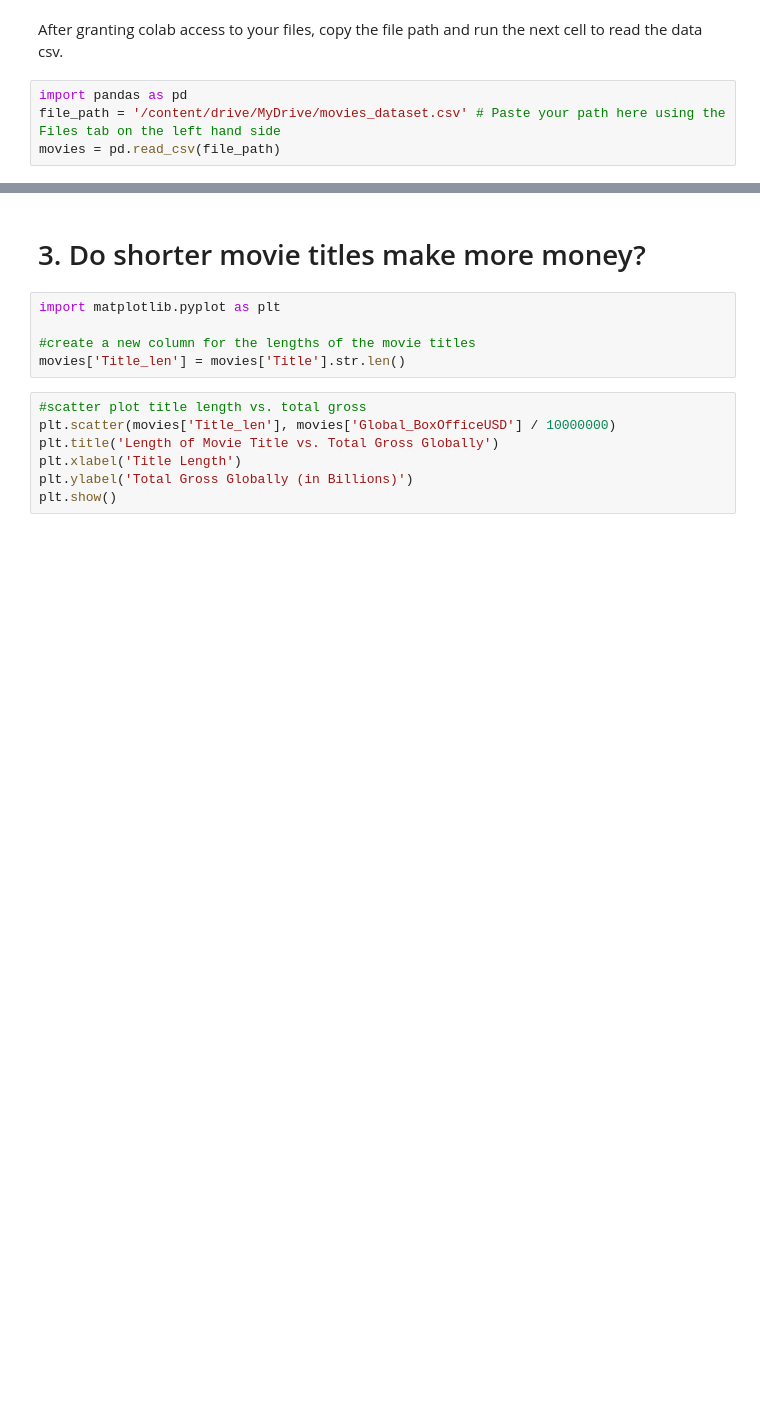
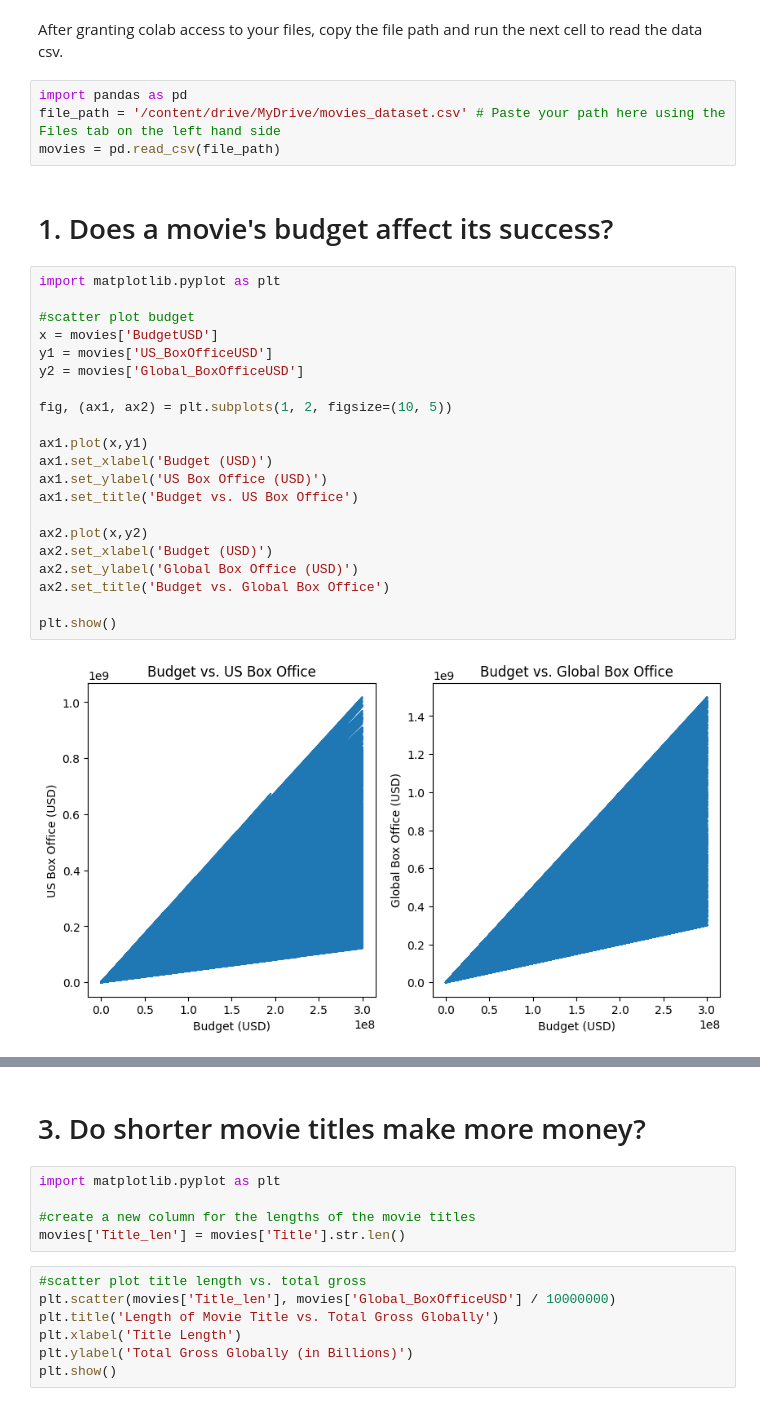
Before and after one commit to hasana1atwit/Movie-Analysis, a Jupyter notebook: Movie_Analysis.ipynb, the cells around one changed output, grey strips where cells are left out. Saved outputs shown, nothing was run; the diff lists cells and outputs as text; blank space fills up the shorter version.

```diff
--- a/Movie_Analysis.ipynb
+++ b/Movie_Analysis.ipynb
@@ -14,3 +14,28 @@ After granting colab access to your files, copy the file path and run the next c
 import pandas as pd
 file_path = '/content/drive/MyDrive/movies_dataset.csv' # Paste your path here using the Files tab on the left hand side
 movies = pd.read_csv(file_path)
+# %% [markdown]
+# 1. Does a movie's budget affect its success?
+# %%
+import matplotlib.pyplot as plt
+
+#scatter plot budget
+x = movies['BudgetUSD']
+y1 = movies['US_BoxOfficeUSD']
+y2 = movies['Global_BoxOfficeUSD']
+
+fig, (ax1, ax2) = plt.subplots(1, 2, figsize=(10, 5))
+
+ax1.plot(x,y1)
+ax1.set_xlabel('Budget (USD)')
+ax1.set_ylabel('US Box Office (USD)')
+ax1.set_title('Budget vs. US Box Office')
+
+ax2.plot(x,y2)
+ax2.set_xlabel('Budget (USD)')
+ax2.set_ylabel('Global Box Office (USD)')
+ax2.set_title('Budget vs. Global Box Office')
+
+plt.show()
+# %% [output]
+[figure, added]
```
Also changed, not shown: parts of 7 cells of this notebook.
